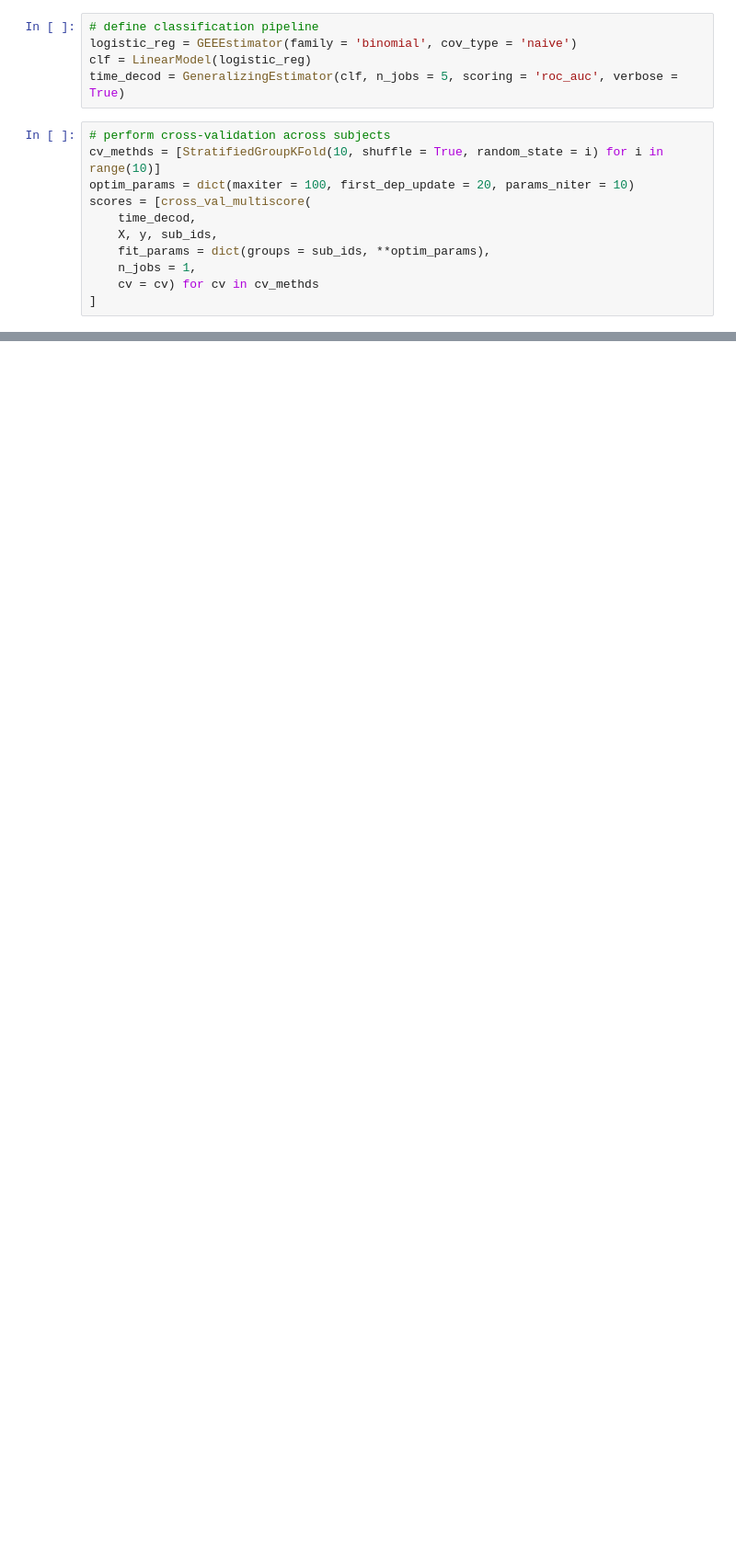
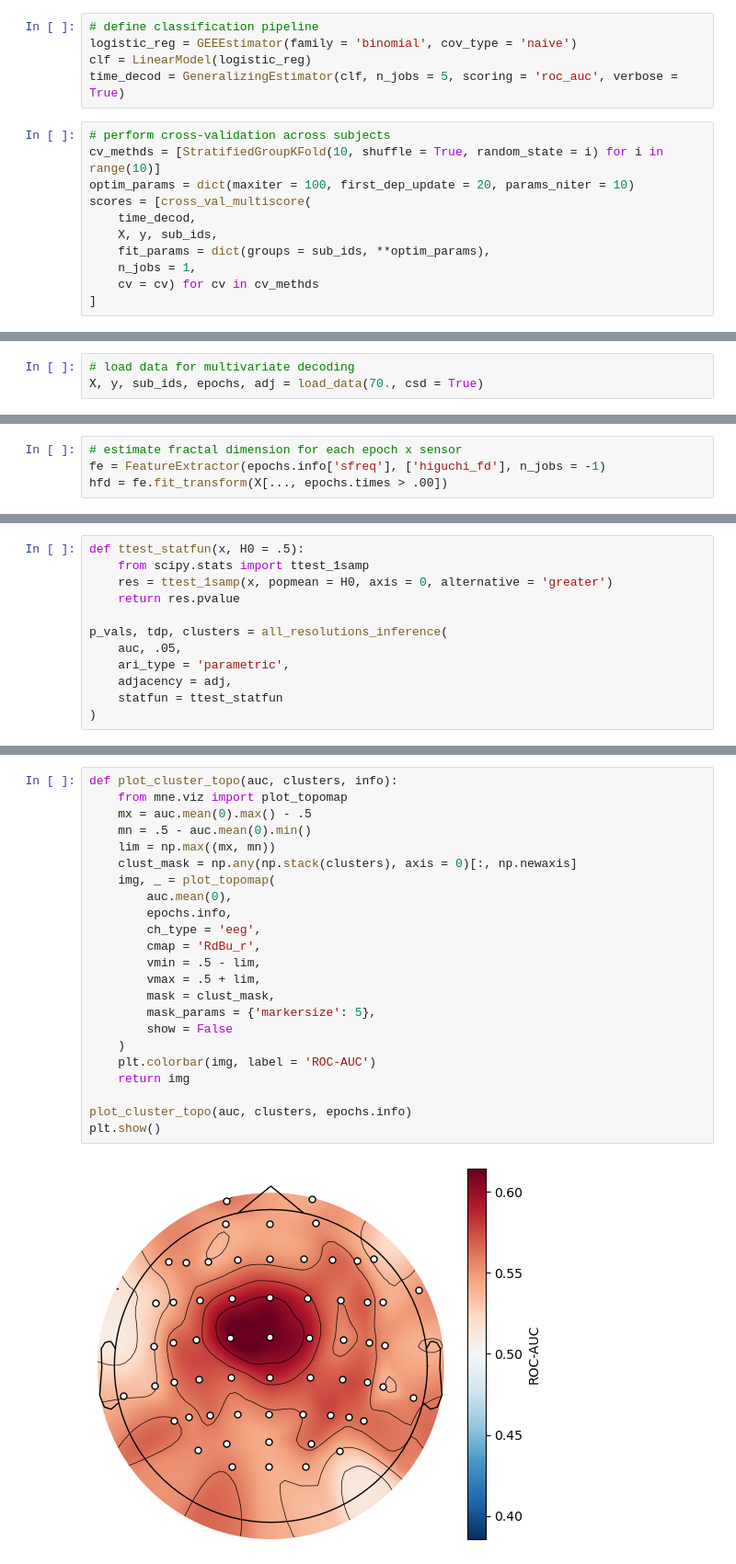
Before and after one commit to apex-lab/agency-analysis, a Jupyter notebook: decoding.ipynb, the cells around one changed output, grey strips where cells are left out. Shown: that part at 92% size. Cells and saved outputs as stored; diff of their text form; blank space fills up the shorter version.

```diff
--- a/decoding.ipynb
+++ b/decoding.ipynb
@@ -353,0 +397,3 @@ Intervals for P electrodes:
+# %%
+# load data for multivariate decoding
+X, y, sub_ids, epochs, adj = load_data(70., csd = True)
@@ -353,0 +418,4 @@ Intervals for P electrodes:
+# %%
+# estimate fractal dimension for each epoch x sensor
+fe = FeatureExtractor(epochs.info['sfreq'], ['higuchi_fd'], n_jobs = -1)
+hfd = fe.fit_transform(X[..., epochs.times > .00])
@@ -353,0 +436,12 @@ Intervals for P electrodes:
+# %%
+def ttest_statfun(x, H0 = .5):
+    from scipy.stats import ttest_1samp
+    res = ttest_1samp(x, popmean = H0, axis = 0, alternative = 'greater')
+    return res.pvalue
+
+p_vals, tdp, clusters = all_resolutions_inference(
+    auc, .05,
+    ari_type = 'parametric',
+    adjacency = adj,
+    statfun = ttest_statfun
+)
@@ -353,0 +455,25 @@ Intervals for P electrodes:
+# %%
+def plot_cluster_topo(auc, clusters, info):
+    from mne.viz import plot_topomap
+    mx = auc.mean(0).max() - .5
+    mn = .5 - auc.mean(0).min()
+    lim = np.max((mx, mn))
+    clust_mask = np.any(np.stack(clusters), axis = 0)[:, np.newaxis]
+    img, _ = plot_topomap(
+        auc.mean(0),
+        epochs.info,
+        ch_type = 'eeg',
+        cmap = 'RdBu_r',
+        vmin = .5 - lim,
+        vmax = .5 + lim,
+        mask = clust_mask,
+        mask_params = {'markersize': 5},
+        show = False
+    )
+    plt.colorbar(img, label = 'ROC-AUC')
+    return img
+
+plot_cluster_topo(auc, clusters, epochs.info)
+plt.show()
+# %% [output]
+[figure, added]
```
Also changed, not shown: parts of 16 cells of this notebook, 2 other files.
